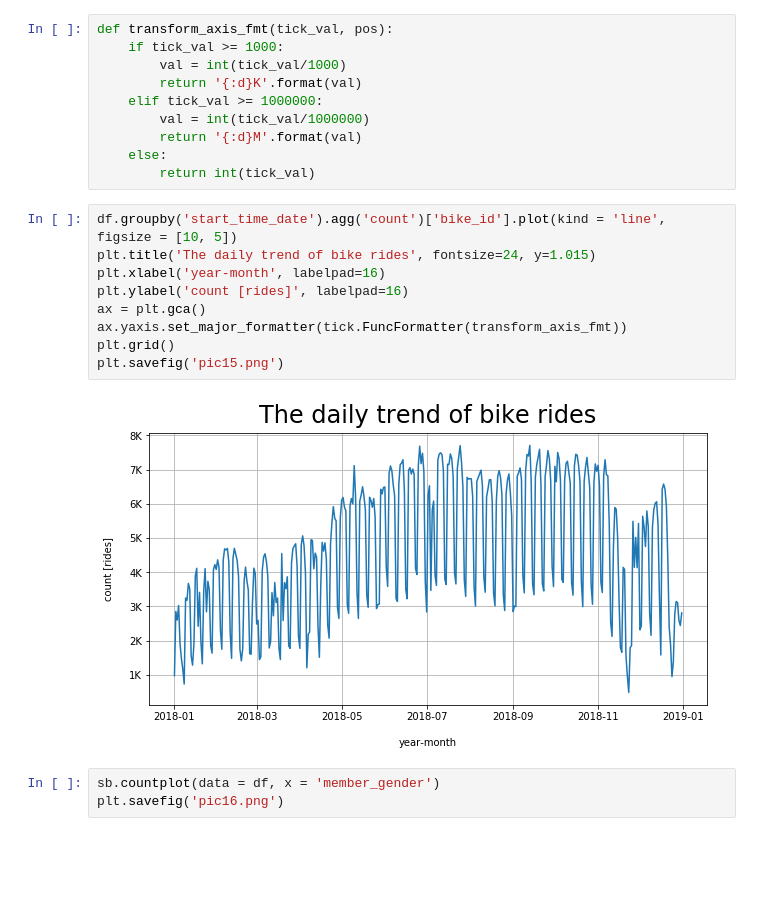
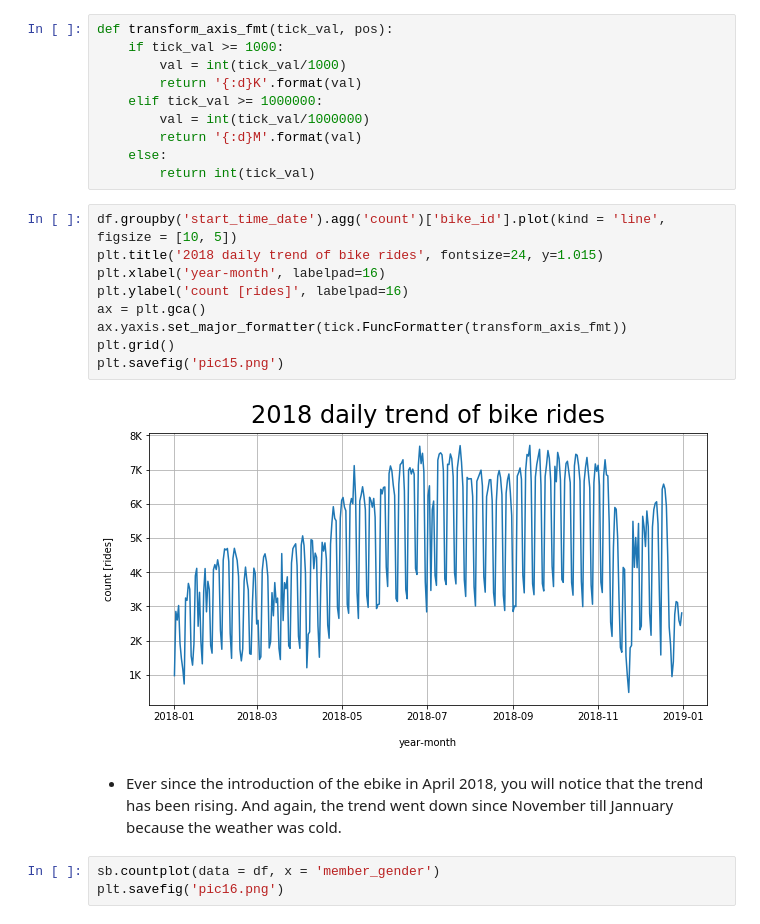
Before and after one commit to J2Naughton/FordGoBike, a Jupyter notebook: FordGoBikePart2.ipynb, the cells around one changed output. Saved outputs shown, nothing was run; the diff lists cells and outputs as text; blank space fills up the shorter version.

```diff
--- a/FordGoBikePart2.ipynb
+++ b/FordGoBikePart2.ipynb
@@ -205,15 +211,17 @@ def transform_axis_fmt(tick_val, pos):
         return int(tick_val)
 # %%
 df.groupby('start_time_date').agg('count')['bike_id'].plot(kind = 'line', figsize = [10, 5])
-plt.title('The daily trend of bike rides', fontsize=24, y=1.015)
+plt.title('2018 daily trend of bike rides', fontsize=24, y=1.015)
 plt.xlabel('year-month', labelpad=16)
 plt.ylabel('count [rides]', labelpad=16)
 ax = plt.gca()
 ax.yaxis.set_major_formatter(tick.FuncFormatter(transform_axis_fmt))
 plt.grid()
 plt.savefig('pic15.png')
 # %% [output]
-[figure, old version]
+[figure, new version]
+# %% [markdown]
+  * Ever since the introduction of the ebike in April 2018, you will notice that the trend has been rising. And again, the trend went down since November till Jannuary because the weather was cold.
 # %%
 sb.countplot(data = df, x = 'member_gender')
 plt.savefig('pic16.png')
```
Also changed, not shown: parts of 24 cells of this notebook.
